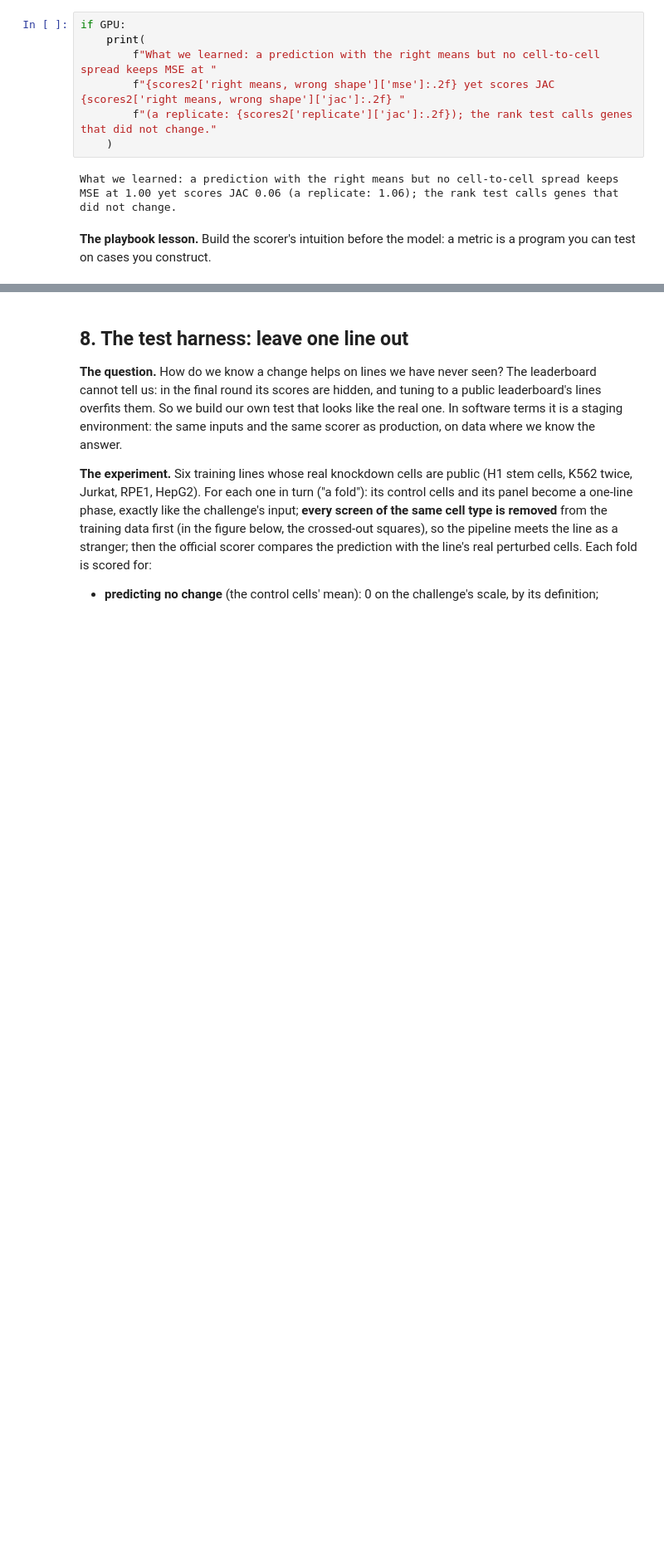
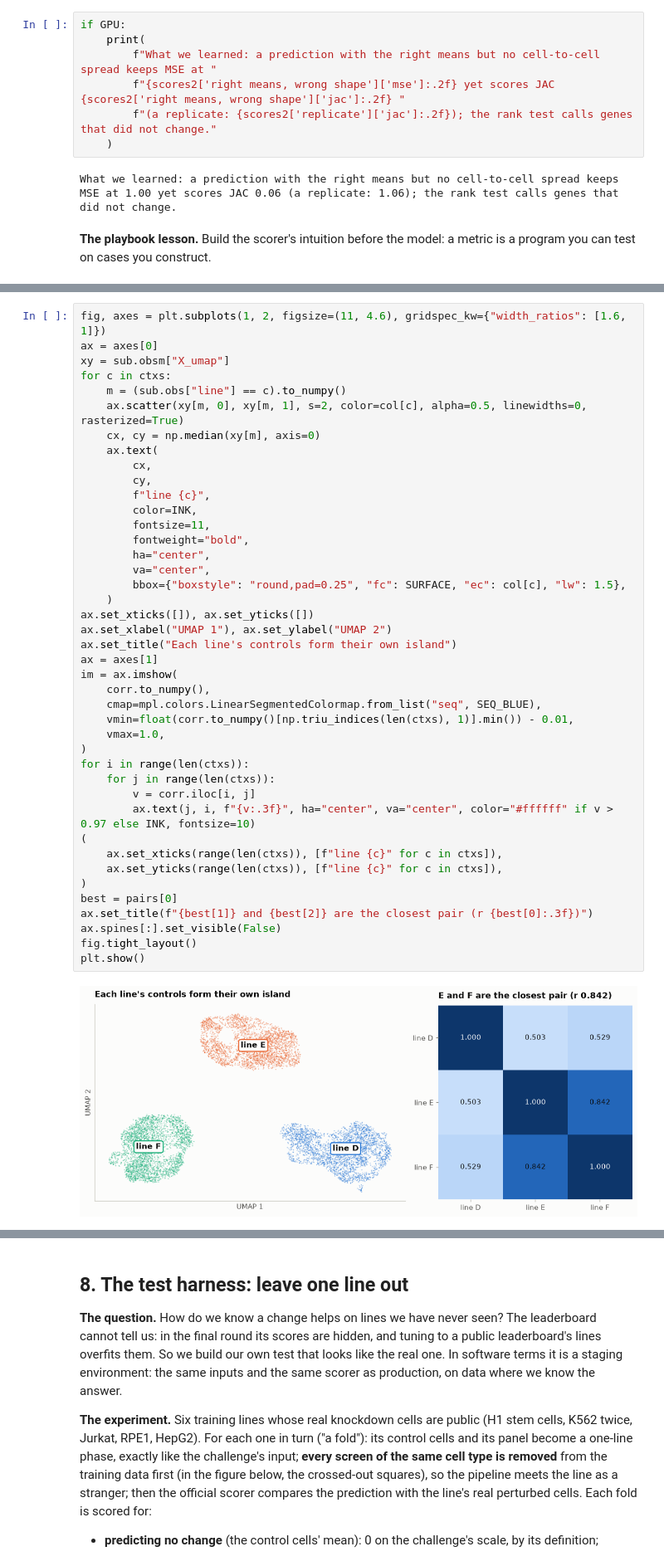
Before and after one commit to helenhenryz/vcc2026-perturbation-prediction, a Jupyter notebook: notebook.ipynb, the cells around one changed output, grey strips where cells are left out. Shown at 83% size. Saved outputs shown, nothing was run; the diff lists cells and outputs as text; blank space fills up the shorter version.

Commit message:
Notebook: meet the final lines and the public screens (sections 3-4)

```diff
--- a/notebook.ipynb
+++ b/notebook.ipynb
@@ -486,0 +542,44 @@ What we learned: a prediction with the right means but no cell-to-cell spread ke
+# %%
+fig, axes = plt.subplots(1, 2, figsize=(11, 4.6), gridspec_kw={"width_ratios": [1.6, 1]})
+ax = axes[0]
+xy = sub.obsm["X_umap"]
+for c in ctxs:
+    m = (sub.obs["line"] == c).to_numpy()
+    ax.scatter(xy[m, 0], xy[m, 1], s=2, color=col[c], alpha=0.5, linewidths=0, rasterized=True)
+    cx, cy = np.median(xy[m], axis=0)
+    ax.text(
+        cx,
+        cy,
+        f"line {c}",
+        color=INK,
+        fontsize=11,
+        fontweight="bold",
+        ha="center",
+        va="center",
+        bbox={"boxstyle": "round,pad=0.25", "fc": SURFACE, "ec": col[c], "lw": 1.5},
+    )
+ax.set_xticks([]), ax.set_yticks([])
+ax.set_xlabel("UMAP 1"), ax.set_ylabel("UMAP 2")
+ax.set_title("Each line's controls form their own island")
+ax = axes[1]
+im = ax.imshow(
+    corr.to_numpy(),
+    cmap=mpl.colors.LinearSegmentedColormap.from_list("seq", SEQ_BLUE),
+    vmin=float(corr.to_numpy()[np.triu_indices(len(ctxs), 1)].min()) - 0.01,
+    vmax=1.0,
+)
+for i in range(len(ctxs)):
+    for j in range(len(ctxs)):
+        v = corr.iloc[i, j]
+        ax.text(j, i, f"{v:.3f}", ha="center", va="center", color="#ffffff" if v > 0.97 else INK, fontsize=10)
+(
+    ax.set_xticks(range(len(ctxs)), [f"line {c}" for c in ctxs]),
+    ax.set_yticks(range(len(ctxs)), [f"line {c}" for c in ctxs]),
+)
+best = pairs[0]
+ax.set_title(f"{best[1]} and {best[2]} are the closest pair (r {best[0]:.3f})")
+ax.spines[:].set_visible(False)
+fig.tight_layout()
+plt.show()
+# %% [output]
+[figure, added]
```
Also changed, not shown: parts of 13 cells of this notebook.
